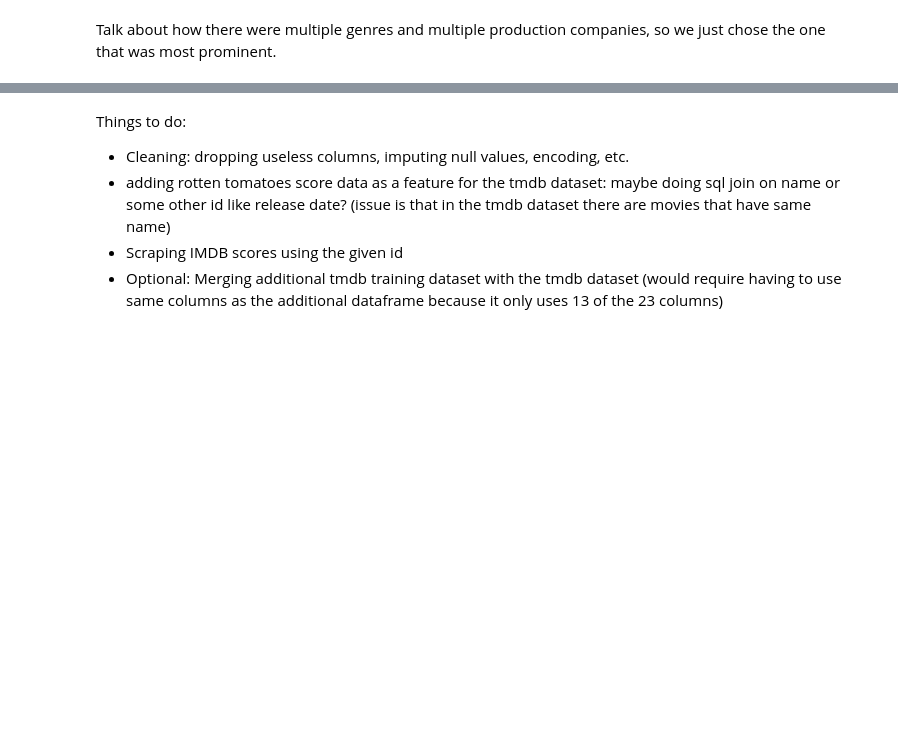
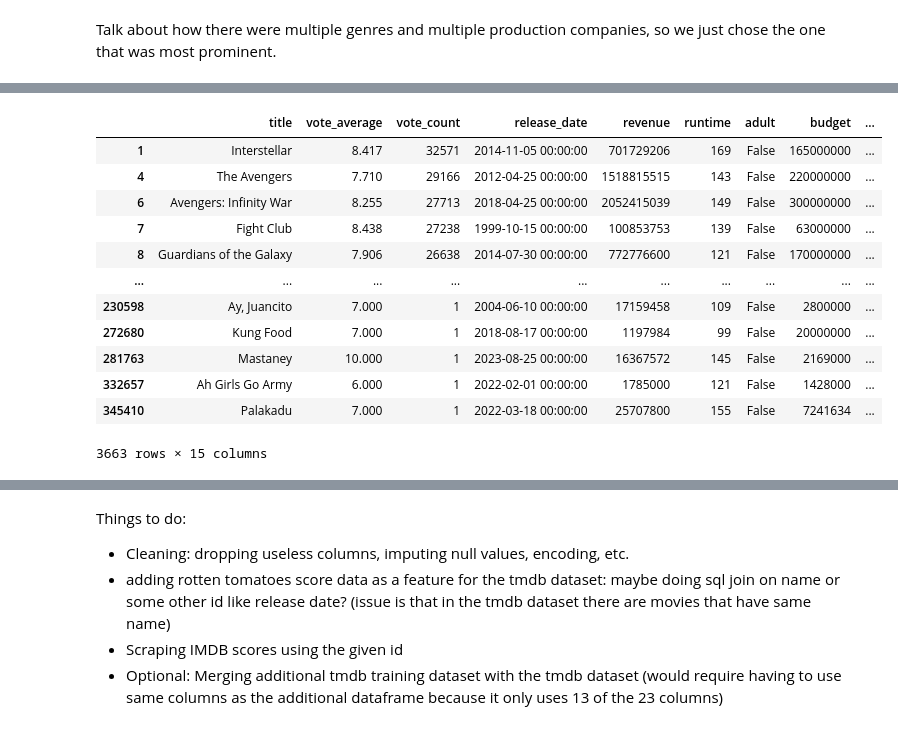
Before and after one commit to cmsc320-gautham-evan-arjun/cmsc320-old, a Jupyter notebook: finaltutorial.ipynb, the cells around one changed output, grey strips where cells are left out. Saved outputs shown, nothing was run; the diff lists cells and outputs as text; code cells hidden in the pictures; blank space fills up the shorter version.

```diff
--- a/finaltutorial.ipynb
+++ b/finaltutorial.ipynb
@@ -135,22 +159,55 @@ box_office_df = box_office_df[['title', 'revenue','original_language', 'populari
 # %% [markdown]
 Talk about how there were multiple genres and multiple production companies, so we just chose the one that was most prominent.
 # %%
-lst=[]
-for index, row in box_office_df.iterrows():
-    if type(row['production_companies'])!=str or not row['production_companies']:
-        lst.append(index)
-    else:
-        box_office_df.at[index,"production_companies"]=str(row['production_companies'][1:-1].split(',')[0].split(':')[1])
+# lst=[]
+# for index, row in box_office_df.iterrows():
+#     if type(row['production_companies'])!=str or not row['production_companies']:
+#         lst.append(index)
+#     else:
+#         box_office_df.at[index,"production_companies"]=str(row['production_companies'][1:-1].split(',')[0].split(':')[1])
 
-    if type(row['genres'])!=str or not row['genres']:
-        lst.append(index)
-    else:
-        box_office_df.at[index,"genres"]=str(row['genres'][1:-1].split(',')[1].split(":")[1][:-1])
+#     if type(row['genres'])!=str or not row['genres']:
+#         lst.append(index)
+#     else:
+#         box_office_df.at[index,"genres"]=str(row['genres'][1:-1].split(',')[1].split(":")[1][:-1])
 
-    if type(row['production_countries'])!=str or not row['production_countries']:
-        lst.append(index)
-    else:
-        box_office_df.at[index,"production_countries"]=str(row['production_countries'][1:-1].split(',')[1].split(':')[1][:-1])
+#     if type(row['production_countries'])!=str or not row['production_countries']:
+#         lst.append(index)
+#     else:
+#         box_office_df.at[index,"production_countries"]=str(row['production_countries'][1:-1].split(',')[1].split(':')[1][:-1])
+
+#     # We can turn spoken languages into two columns: the spoken languages, and the number of spoken languages
+#     #  (can see if the number of spoken language increase its box office, and if so, what's the strongest language)
+
+#     # need to drop the columns whose budget is 0
+
+#     # Replace original language with full name "English" instead of "en" (can do this with a dictionary of all the abbreviations)
+
+
+
+# box_office_df.drop(lst,inplace=True)
+
+
+tmdb_big_dataset=tmdb_big_dataset[(tmdb_big_dataset['revenue']>=1000000) &(tmdb_big_dataset['budget']>=1000000) & (tmdb_big_dataset['genres']) & (tmdb_big_dataset['release_date']) & (tmdb_big_dataset['runtime']) & (tmdb_big_dataset['popularity']) & (tmdb_big_dataset['vote_average']>0) ]
+# lst=[]
+for index, row in tmdb_big_dataset.iterrows():
+    datetime_object = datetime.datetime.strptime(str(row['release_date']), '%Y-%m-%d')
+    tmdb_big_dataset.at[index,"release_date"]=datetime_object
+    tmdb_big_dataset.at[index,"release_year"]=datetime_object.year
+    # if type(row['production_companies'])!=str or not row['production_companies']:
+    #     lst.append(index)
+    # else:
+    #     box_office_df.at[index,"production_companies"]=str(row['production_companies'][1:-1].split(',')[0].split(':')[1])
+
+    # if type(row['genres'])!=str or not row['genres']:
+    #     lst.append(index)
+    # else:
+    #     box_office_df.at[index,"genres"]=str(row['genres'][1:-1].split(',')[1].split(":")[1][:-1])
+
+    # if type(row['production_countries'])!=str or not row['production_countries']:
+    #     lst.append(index)
+    # else:
+    #     box_office_df.at[index,"production_countries"]=str(row['production_countries'][1:-1].split(',')[1].split(':')[1][:-1])
 
     # We can turn spoken languages into two columns: the spoken languages, and the number of spoken languages
     #  (can see if the number of spoken language increase its box office, and if so, what's the strongest language)
@@ -161,5 +218,6 @@ for index, row in box_office_df.iterrows():
 
 
 
-box_office_df.drop(lst,inplace=True)
+# tmdb_big_dataset.drop(lst,inplace=True)
+tmdb_big_dataset
 # %% [output]
@@ -169,0 +229,13 @@ See the caveats in the documentation: https://pandas.pydata.org/pandas-docs/stab
+|  | title | vote_average | vote_count | release_date | revenue | runtime | adult | budget | ... |
+| 1 | Interstellar | 8.417 | 32571 | 2014-11-05 00:00:00 | 701729206 | 169 | False | 165000000 | ... |
+| 4 | The Avengers | 7.710 | 29166 | 2012-04-25 00:00:00 | 1518815515 | 143 | False | 220000000 | ... |
+| 6 | Avengers: Infinity War | 8.255 | 27713 | 2018-04-25 00:00:00 | 2052415039 | 149 | False | 300000000 | ... |
+| 7 | Fight Club | 8.438 | 27238 | 1999-10-15 00:00:00 | 100853753 | 139 | False | 63000000 | ... |
+| 8 | Guardians of the Galaxy | 7.906 | 26638 | 2014-07-30 00:00:00 | 772776600 | 121 | False | 170000000 | ... |
+| ... | ... | ... | ... | ... | ... | ... | ... | ... | ... |
+| 230598 | Ay, Juancito | 7.000 | 1 | 2004-06-10 00:00:00 | 17159458 | 109 | False | 2800000 | ... |
+| 272680 | Kung Food | 7.000 | 1 | 2018-08-17 00:00:00 | 1197984 | 99 | False | 20000000 | ... |
+| 281763 | Mastaney | 10.000 | 1 | 2023-08-25 00:00:00 | 16367572 | 145 | False | 2169000 | ... |
+| 332657 | Ah Girls Go Army | 6.000 | 1 | 2022-02-01 00:00:00 | 1785000 | 121 | False | 1428000 | ... |
+| 345410 | Palakadu | 7.000 | 1 | 2022-03-18 00:00:00 | 25707800 | 155 | False | 7241634 | ... |
+3663 rows × 15 columns
```
Also changed, not shown: parts of 23 cells of this notebook, 1 other file.
